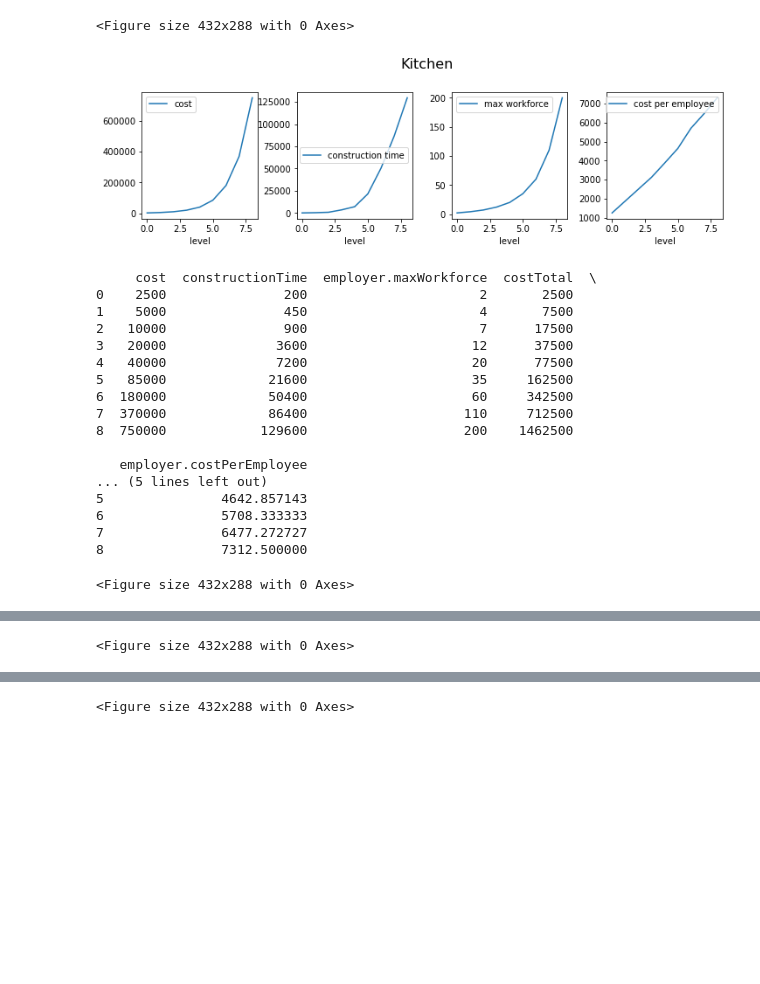
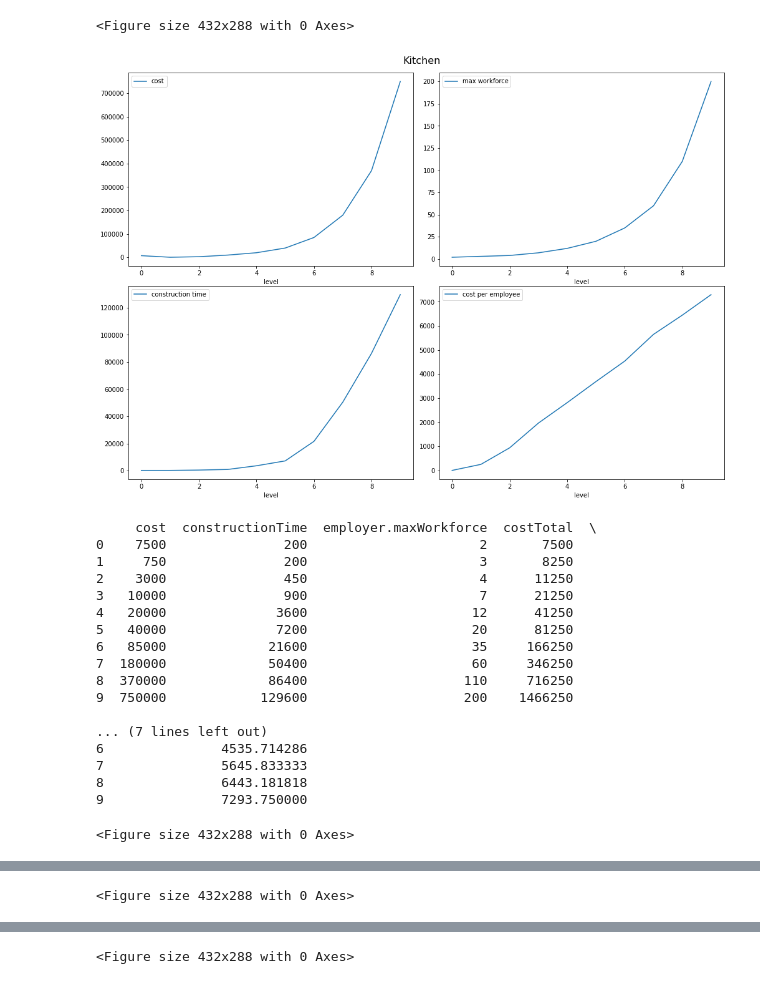
Before and after one commit to fnatte/pizza-tribes, a Jupyter notebook: notebooks/buildings.ipynb, the cells around one changed output, grey strips where cells are left out. Cells and saved outputs as stored; diff of their text form; code cells hidden in the pictures; blank space fills up the shorter version.

Commit message:
adjust building costs

```diff
--- a/notebooks/buildings.ipynb
+++ b/notebooks/buildings.ipynb
@@ -6,64 +6,78 @@ import requests, json
 
 url = requests.get("http://localhost:3000/api/gamedata")
 data = json.loads(url.text)
+
+skipFirst = ['Kitchen', 'Shop', 'House']
 
 for k in data['buildings']:
     b = data['buildings'][k]
 
     df = pd.json_normalize(b['levelInfos'], max_level=1)
     df['costTotal'] = df['cost'].cumsum()
 
     print('\n')
 
     if len(b['levelInfos']) < 2:
         print(df)
         continue
 
+    building = b['title']
+
     plt.figure()
-    fig, axes = plt.subplots(nrows=1, ncols=4, figsize=(10, 3))
-    fig.suptitle(b['title'], fontsize=16)
+    fig, axes = plt.subplots(nrows=2, ncols=2, figsize=(14, 10))
+    fig.suptitle(building, fontsize=16)
     fig.tight_layout()
-    plt.subplots_adjust(top=0.8)
 
-    axes[0].set_xlabel('level')
-    axes[1].set_xlabel('level')
-    axes[2].set_xlabel('level')
-    axes[3].set_xlabel('level')
+    axes[0, 0].set_xlabel('level')
+    axes[1, 0].set_xlabel('level')
+    axes[0, 1].set_xlabel('level')
+    axes[1, 1].set_xlabel('level')
 
-    df['cost'].plot(ax=axes[0], legend=True)
+    df['cost'].plot(ax=axes[0, 0], legend=True)
 
-    df['constructionTime'].plot(ax=axes[1], legend=True, label='construction time')
+    df['constructionTime'].plot(ax=axes[1, 0], legend=True, label='construction time')
+
 
     if 'employer.maxWorkforce' in df:
-        df['employer.costPerEmployee'] =  df['costTotal'] / df['employer.maxWorkforce']
-        df['employer.maxWorkforce'].plot(ax=axes[2], legend=True, label='max workforce')
-        df['employer.costPerEmployee'].plot(ax=axes[3], legend=True, label='cost per employee')
+        if building in skipFirst:
+            df['employer.costPerEmployee'] =  df['cost'].iloc[1:].cumsum() / df['employer.maxWorkforce']
+            df.loc[df.index[0], 'employer.costPerEmployee'] = 0
+        else:
+            df['employer.costPerEmployee'] =  df['cost'].cumsum() / df['employer.maxWorkforce']
+
+        df['employer.maxWorkforce'].plot(ax=axes[0, 1], legend=True, label='max workforce')
+        df['employer.costPerEmployee'].plot(ax=axes[1, 1], legend=True, label='cost per employee')
 
     if 'residence.beds' in df:
-        df['residence.costPerBed'] = df['costTotal'] / df['residence.beds']
-        df['residence.beds'].plot(ax=axes[2], legend=True, label='beds')
-        df['residence.costPerBed'].plot(ax=axes[3], legend=True, label='cost per bed')
+        if building in skipFirst:
+            df['residence.costPerBed'] = df['cost'].iloc[1:].cumsum() / df['residence.beds']
+            df.loc[df.index[0], 'residence.costPerBed'] = 0
+        else:
+            df['residence.costPerBed'] = df['cost'].cumsum() / df['residence.beds']
+
+        df['residence.beds'].plot(ax=axes[0 , 1], legend=True, label='beds')
+        df['residence.costPerBed'].plot(ax=axes[1, 1], legend=True, label='cost per bed')
 
     plt.show()
     print(df)
 # %% [output]
 <Figure size 432x288 with 0 Axes>
-[figure, old version]
+[figure, new version]
      cost  constructionTime  employer.maxWorkforce  costTotal  \
-0    2500               200                      2       2500
-1    5000               450                      4       7500
-2   10000               900                      7      17500
-3   20000              3600                     12      37500
-4   40000              7200                     20      77500
-5   85000             21600                     35     162500
-6  180000             50400                     60     342500
-7  370000             86400                    110     712500
-8  750000            129600                    200    1462500
+0    7500               200                      2       7500
+1     750               200                      3       8250
+2    3000               450                      4      11250
+3   10000               900                      7      21250
+4   20000              3600                     12      41250
+5   40000              7200                     20      81250
+6   85000             21600                     35     166250
+7  180000             50400                     60     346250
+8  370000             86400                    110     716250
+9  750000            129600                    200    1466250
 
-   employer.costPerEmployee
-... (5 lines left out)
-5               4642.857143
-6               5708.333333
-7               6477.272727
-8               7312.500000
+... (7 lines left out)
+6               4535.714286
+7               5645.833333
+8               6443.181818
+9               7293.750000
 <Figure size 432x288 with 0 Axes>
```
Also changed, not shown: parts of 1 cell of this notebook, 2 other files.
